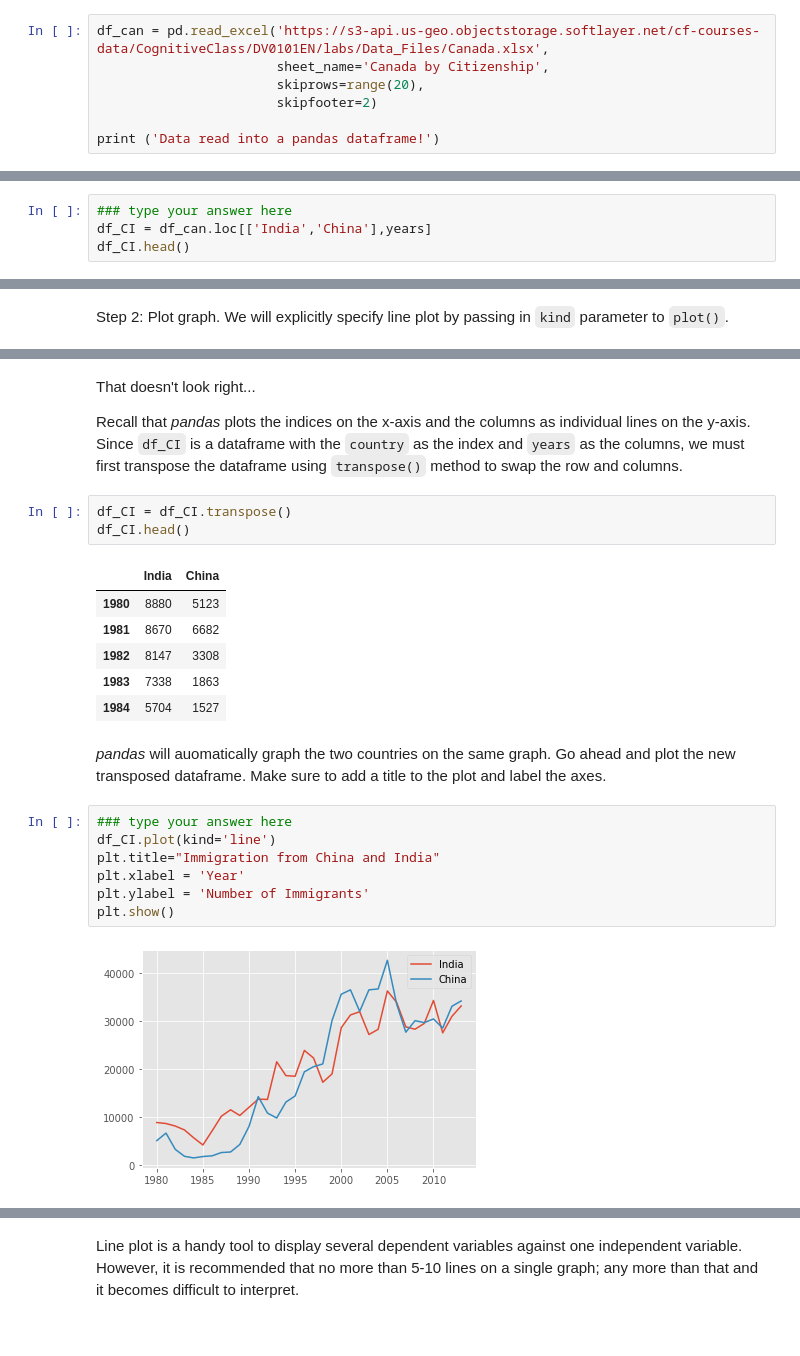
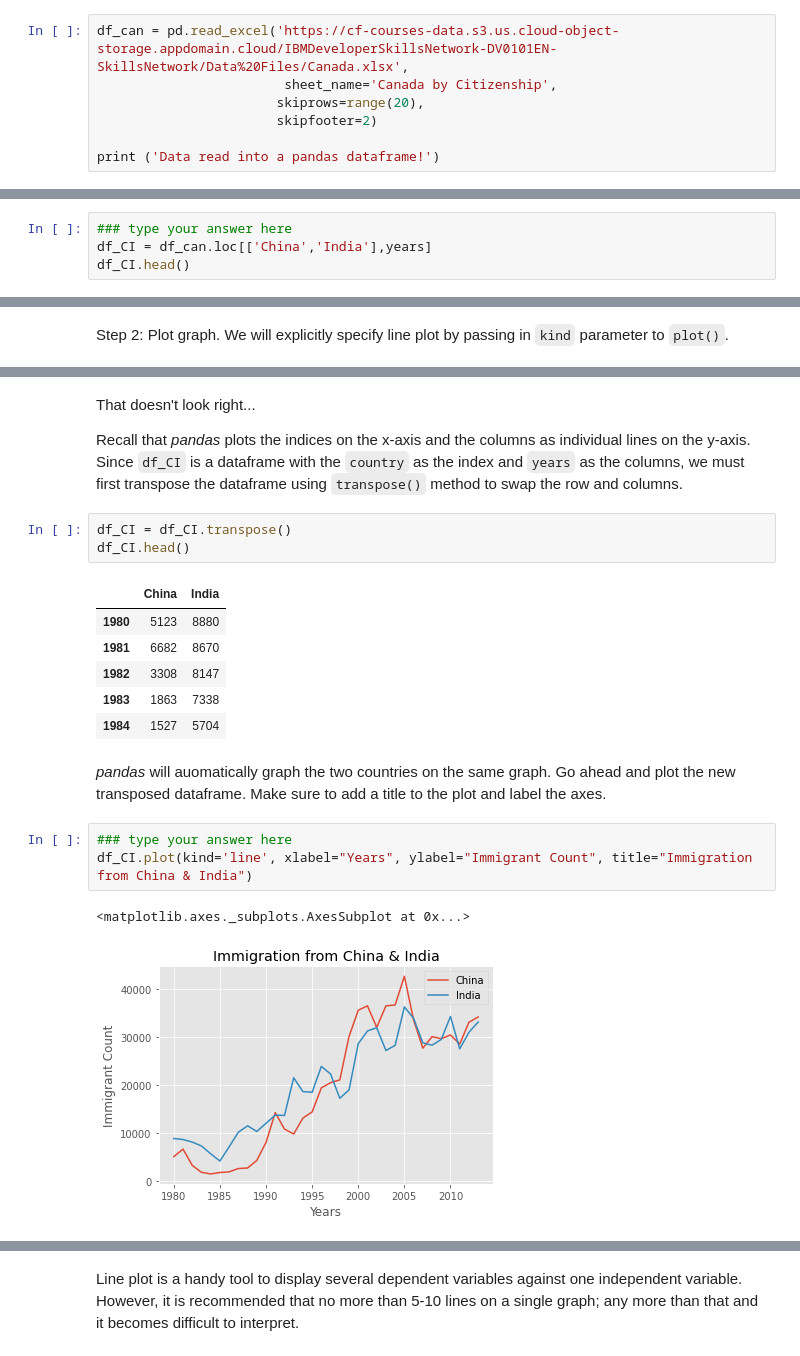
Before and after one commit to MuhammadAteeb225/Data-Visualization-With-Python, a Jupyter notebook: DV0101EN-Exercise-Introduction-to-Matplotlib-and-Line-Plots.ipynb, the cells around one changed output, grey strips where cells are left out. Cells and saved outputs as stored; diff of their text form.

Commit message:
Add Area plots, line plots, solutions to questions etc

```diff
--- a/DV0101EN-Exercise-Introduction-to-Matplotlib-and-Line-Plots-py.ipynb
+++ b/DV0101EN-Exercise-Introduction-to-Matplotlib-and-Line-Plots.ipynb
@@ -63,8 +75,8 @@ Let's download and import our primary Canadian Immigration dataset using *pandas
 # %% [markdown]
 Now we are ready to read in our data.
 # %%
-df_can = pd.read_excel('https://s3-api.us-geo.objectstorage.softlayer.net/cf-courses-data/CognitiveClass/DV0101EN/labs/Data_Files/Canada.xlsx',
-                       sheet_name='Canada by Citizenship',
+df_can = pd.read_excel('https://cf-courses-data.s3.us.cloud-object-storage.appdomain.cloud/IBMDeveloperSkillsNetwork-DV0101EN-SkillsNetwork/Data%20Files/Canada.xlsx',
+                        sheet_name='Canada by Citizenship',
                        skiprows=range(20),
                        skipfooter=2)
 
@@ -627,7 +649,7 @@ We can easily add more countries to line plot to make meaningful comparisons imm
 Step 1: Get the data set for China and India, and display dataframe.
 # %%
 ### type your answer here
-df_CI = df_can.loc[['India','China'],years]
+df_CI = df_can.loc[['China','India'],years]
 df_CI.head()
 # %% [output]
 |  | 1980 | 1981 | 1982 | 1983 | 1984 | 1985 | 1986 | 1987 | 1988 | 1989 | 1990 | ... |
@@ -655,26 +685,23 @@ df_CI.plot(kind='line')
 # %% [markdown]
 That doesn't look right...
 
-Recall that *pandas* plots the indices on the x-axis and the columns as individual lines on the y-axis. Since `df_CI` is a dataframe with the `country` as the index and `years` as the columns, we must first transpose the dataframe using `transpose()` method to swap the row and columns.
+Recall that _pandas_ plots the indices on the x-axis and the columns as individual lines on the y-axis. Since `df_CI` is a dataframe with the `country` as the index and `years` as the columns, we must first transpose the dataframe using `transpose()` method to swap the row and columns.
 # %%
 df_CI = df_CI.transpose()
 df_CI.head()
 # %% [output]
-|  | India | China |
-| 1980 | 8880 | 5123 |
-| 1981 | 8670 | 6682 |
-| 1982 | 8147 | 3308 |
-| 1983 | 7338 | 1863 |
-| 1984 | 5704 | 1527 |
+|  | China | India |
+| 1980 | 5123 | 8880 |
+| 1981 | 6682 | 8670 |
+| 1982 | 3308 | 8147 |
+| 1983 | 1863 | 7338 |
+| 1984 | 1527 | 5704 |
 # %% [markdown]
-*pandas* will auomatically graph the two countries on the same graph. Go ahead and plot the new transposed dataframe. Make sure to add a title to the plot and label the axes.
+_pandas_ will auomatically graph the two countries on the same graph. Go ahead and plot the new transposed dataframe. Make sure to add a title to the plot and label the axes.
 # %%
 ### type your answer here
-df_CI.plot(kind='line')
-plt.title="Immigration from China and India"
-plt.xlabel = 'Year'
-plt.ylabel = 'Number of Immigrants'
-plt.show()
+df_CI.plot(kind='line', xlabel="Years", ylabel="Immigrant Count", title="Immigration from China & India")
 # %% [output]
+<matplotlib.axes._subplots.AxesSubplot at 0x...>
-[figure, old version]
+[figure, new version]
 # %% [markdown]
```
Also changed, not shown: parts of 35 cells of this notebook, 2 other files.
